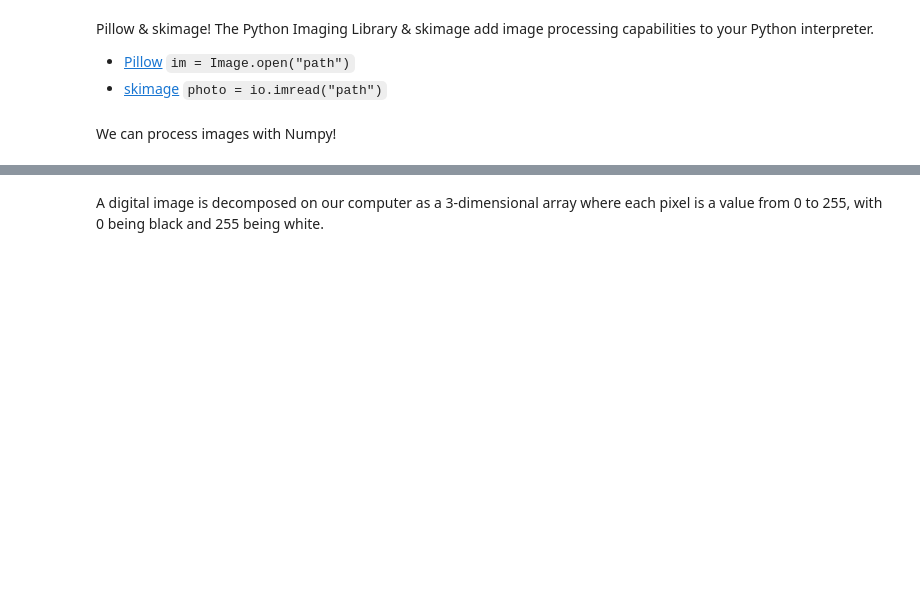
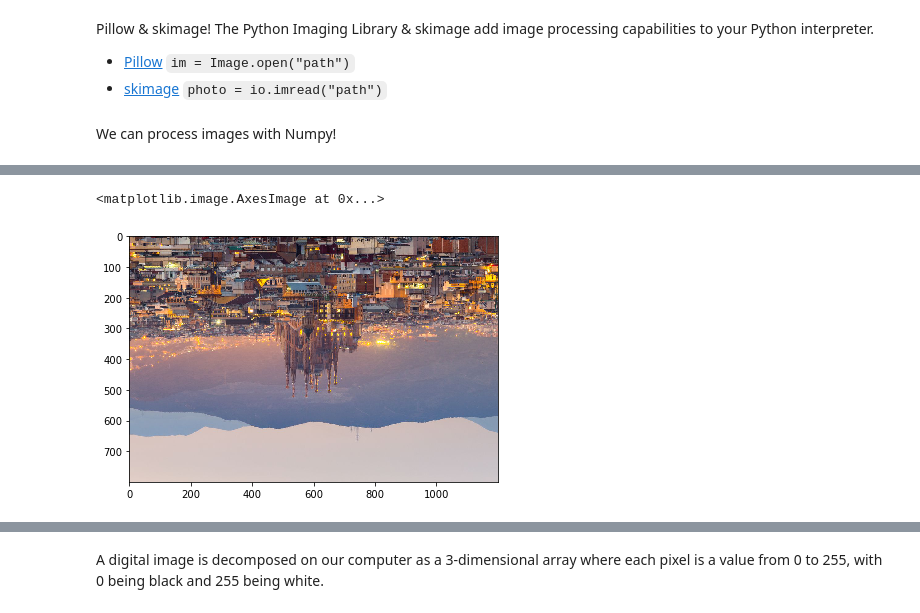
Before and after one commit to Peter-Berna/lectures, a Jupyter notebook: week-2/2-intro-numpy.ipynb, the cells around one changed output, grey strips where cells are left out. Cells and saved outputs as stored; diff of their text form; code cells hidden in the pictures; blank space fills up the shorter version.

```diff
--- a/week-2/2-intro-numpy.ipynb
+++ b/week-2/2-intro-numpy.ipynb
@@ -148,0 +771,6 @@ We can process images with Numpy!
+# %%
+reversed_pic = io.imshow(photo[::-1]) #Reverse
+reversed_pic
+# %% [output]
+<matplotlib.image.AxesImage at 0x...>
+[figure, added]
```
Also changed, not shown: parts of 127 cells of this notebook.
